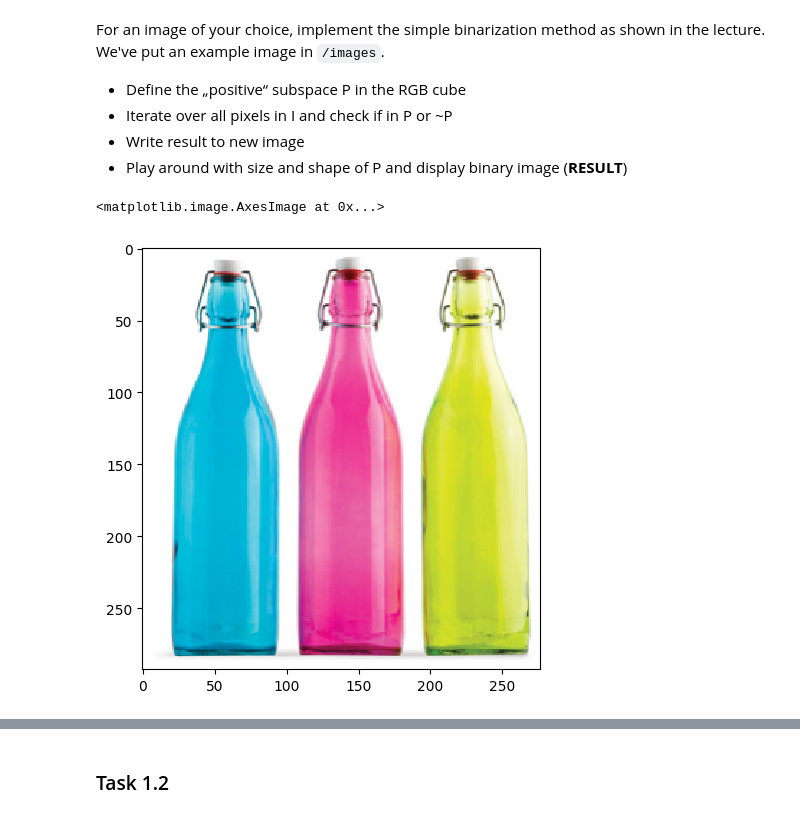
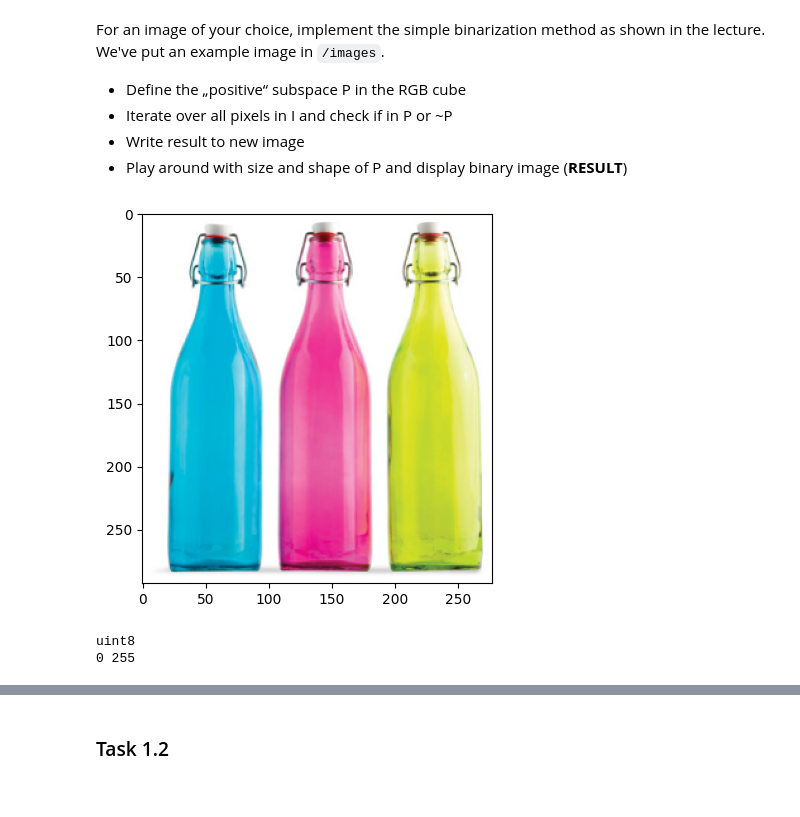
Before and after one commit to BornForInfo/Computer-vision-recap, a Jupyter notebook: assignment01.ipynb, the cells around one changed output, grey strips where cells are left out. Drawn from its saved outputs; the diff is of its cells as text; code cells hidden in the pictures.

```diff
--- a/assignment01.ipynb
+++ b/assignment01.ipynb
@@ -94,7 +94,11 @@ For an image of your choice, implement the simple binarization method as shown i
 * Play around with size and shape of P and display binary image (**RESULT**)
 # %%
 image = io.imread('images/bottles.png')
-io.imshow(image)
+plt.imshow(image)
+plt.show()
+print(image.dtype)
+print(image.min(), image.max())
 # %% [output]
+[figure, new version]
-<matplotlib.image.AxesImage at 0x...>
+uint8
+0 255
-[figure, old version]
```
Also changed, not shown: parts of 8 cells of this notebook.
